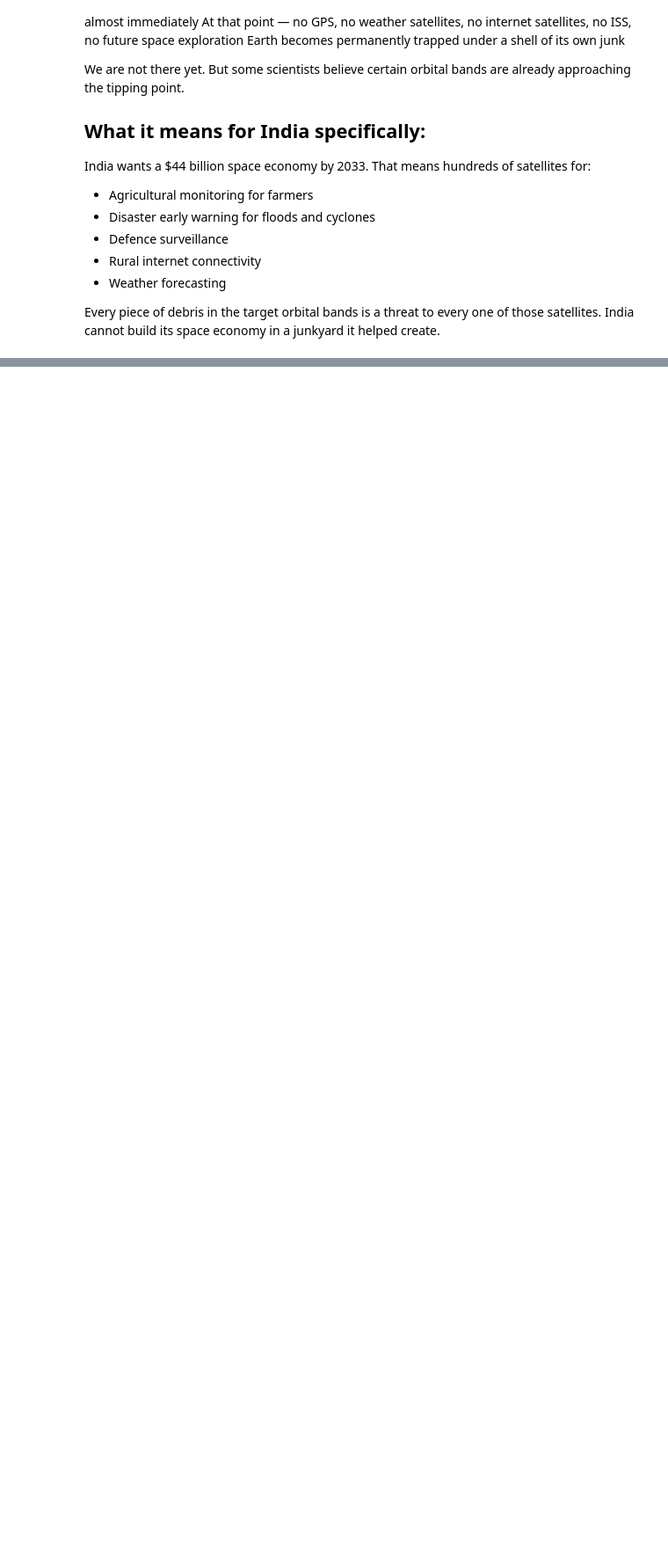
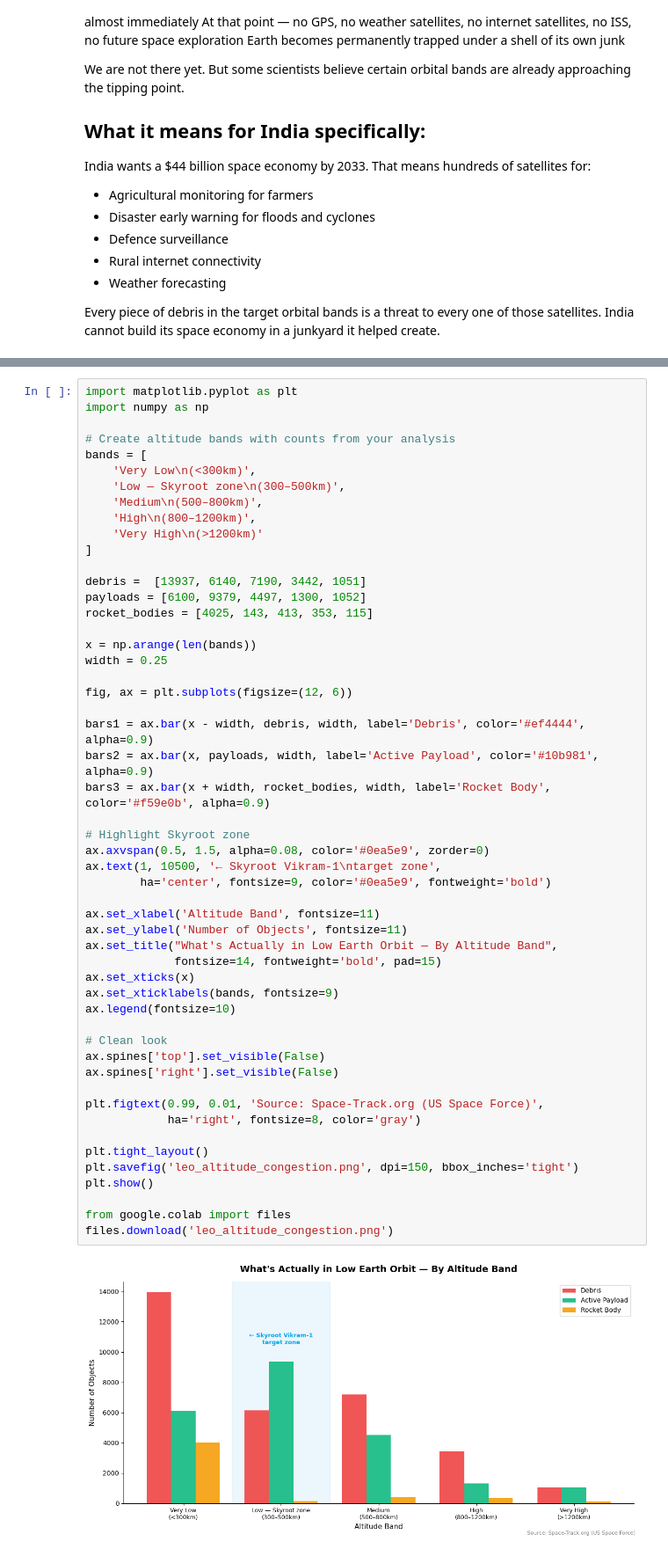
Before and after one commit to Mohit2593/leo-congestion-india, a Jupyter notebook: leo_analysis.ipynb, the cells around one changed output, grey strips where cells are left out. Shown at 88% size. Drawn from its saved outputs; the diff is of its cells as text; blank space fills up the shorter version.

```diff
--- a/leo_analysis.ipynb
+++ b/leo_analysis.ipynb
@@ -315,0 +378,54 @@ Every piece of debris in the target orbital bands is a threat to every one of th
+# %%
+import matplotlib.pyplot as plt
+import numpy as np
+
+# Create altitude bands with counts from your analysis
+bands = [
+    'Very Low\n(<300km)',
+    'Low — Skyroot zone\n(300–500km)',
+    'Medium\n(500–800km)',
+    'High\n(800–1200km)',
+    'Very High\n(>1200km)'
+]
+
+debris =  [13937, 6140, 7190, 3442, 1051]
+payloads = [6100, 9379, 4497, 1300, 1052]
+rocket_bodies = [4025, 143, 413, 353, 115]
+
+x = np.arange(len(bands))
+width = 0.25
+
+fig, ax = plt.subplots(figsize=(12, 6))
+
+bars1 = ax.bar(x - width, debris, width, label='Debris', color='#ef4444', alpha=0.9)
+bars2 = ax.bar(x, payloads, width, label='Active Payload', color='#10b981', alpha=0.9)
+bars3 = ax.bar(x + width, rocket_bodies, width, label='Rocket Body', color='#f59e0b', alpha=0.9)
+
+# Highlight Skyroot zone
+ax.axvspan(0.5, 1.5, alpha=0.08, color='#0ea5e9', zorder=0)
+ax.text(1, 10500, '← Skyroot Vikram-1\ntarget zone',
+        ha='center', fontsize=9, color='#0ea5e9', fontweight='bold')
+
+ax.set_xlabel('Altitude Band', fontsize=11)
+ax.set_ylabel('Number of Objects', fontsize=11)
+ax.set_title("What's Actually in Low Earth Orbit — By Altitude Band",
+             fontsize=14, fontweight='bold', pad=15)
+ax.set_xticks(x)
+ax.set_xticklabels(bands, fontsize=9)
+ax.legend(fontsize=10)
+
+# Clean look
+ax.spines['top'].set_visible(False)
+ax.spines['right'].set_visible(False)
+
+plt.figtext(0.99, 0.01, 'Source: Space-Track.org (US Space Force)',
+            ha='right', fontsize=8, color='gray')
+
+plt.tight_layout()
+plt.savefig('leo_altitude_congestion.png', dpi=150, bbox_inches='tight')
+plt.show()
+
+from google.colab import files
+files.download('leo_altitude_congestion.png')
+# %% [output]
+[figure, added]
```
Also changed, not shown: parts of 4 cells of this notebook.
